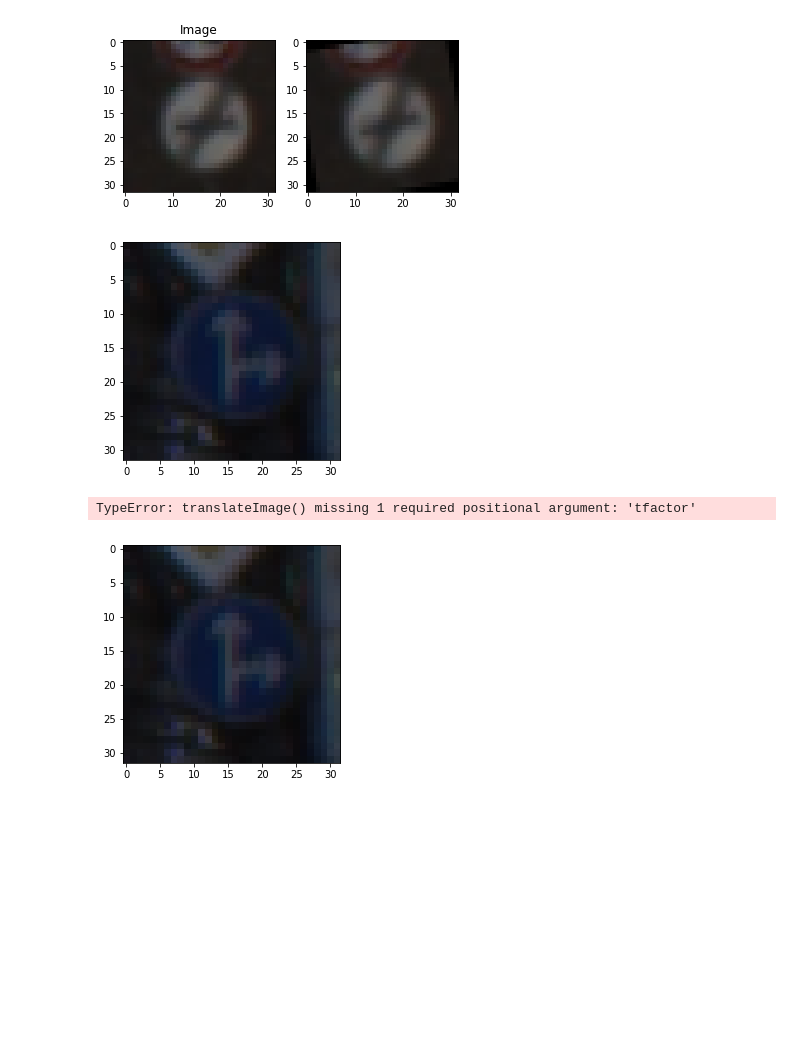
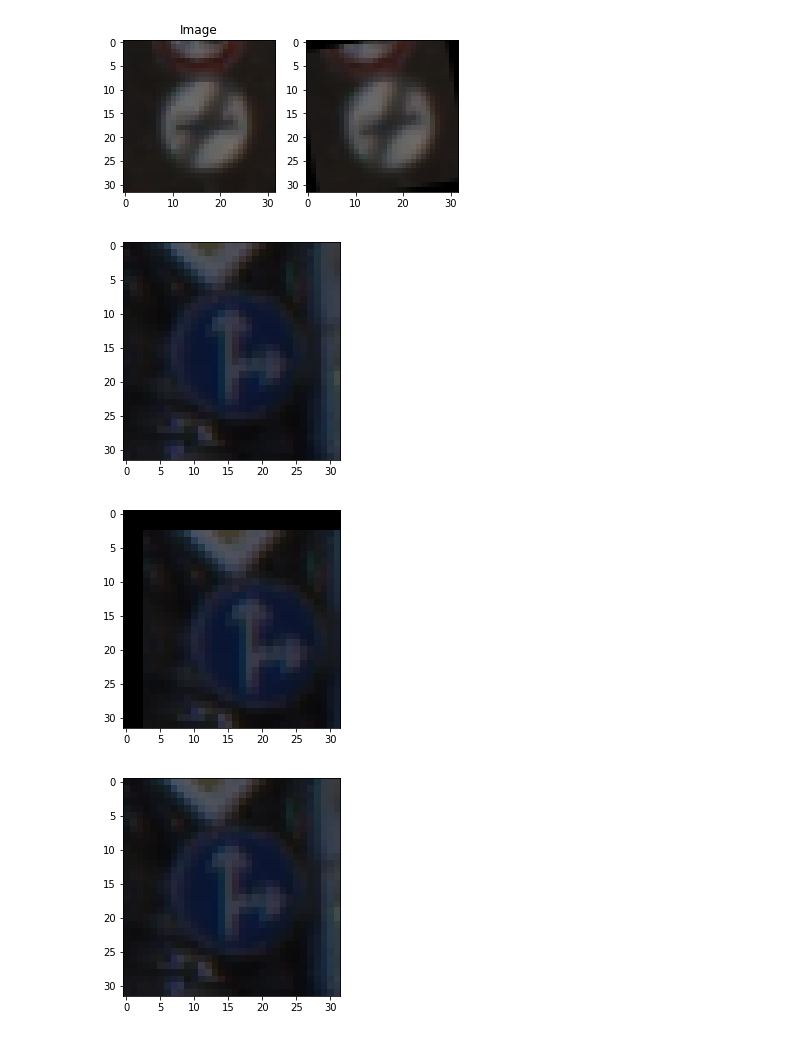
Before and after one commit to venkatvi/UdacitySelfDrivingCarNanoDegree, a Jupyter notebook: Py/Proj2_TrafficSignClassifier/P2/To Submit/Traffic_Sign_Classifier.ipynb, the cells around one changed output. Saved outputs shown, nothing was run; the diff lists cells and outputs as text; code cells hidden in the pictures; blank space fills up the shorter version.

```diff
--- a/Py/Proj2_TrafficSignClassifier/P2/To Submit/Traffic_Sign_Classifier.ipynb
+++ b/Py/Proj2_TrafficSignClassifier/P2/To Submit/Traffic_Sign_Classifier.ipynb
@@ -366,21 +366,21 @@ plt.show()
 # %%
 import cv2
 def translateImage(image, tfactor):
     rows,cols, channel = image.shape
     M = np.float32([[1,0, int(tfactor*rows)],[0,1, int(tfactor*cols)]])
     translated_image = cv2.warpAffine(image, M, (cols,rows))
     return translated_image
 
 image = X_train[1002]
 plt.imshow(image)
 plt.show()
 
-translated_image = translateImage(image)
+translated_image = translateImage(image, 0.1)
 plt.imshow(translated_image)
 plt.show()
 # %% [output]
 [figure]
-TypeError: translateImage() missing 1 required positional argument: 'tfactor'
+[figure, added]
 # %%
 def reduceBrightness(image, pixel_value):
     reduced_brightness_image = image[:,:,:] - pixel_value
```
Also changed, not shown: parts of 7 cells of this notebook, 2 other files.
